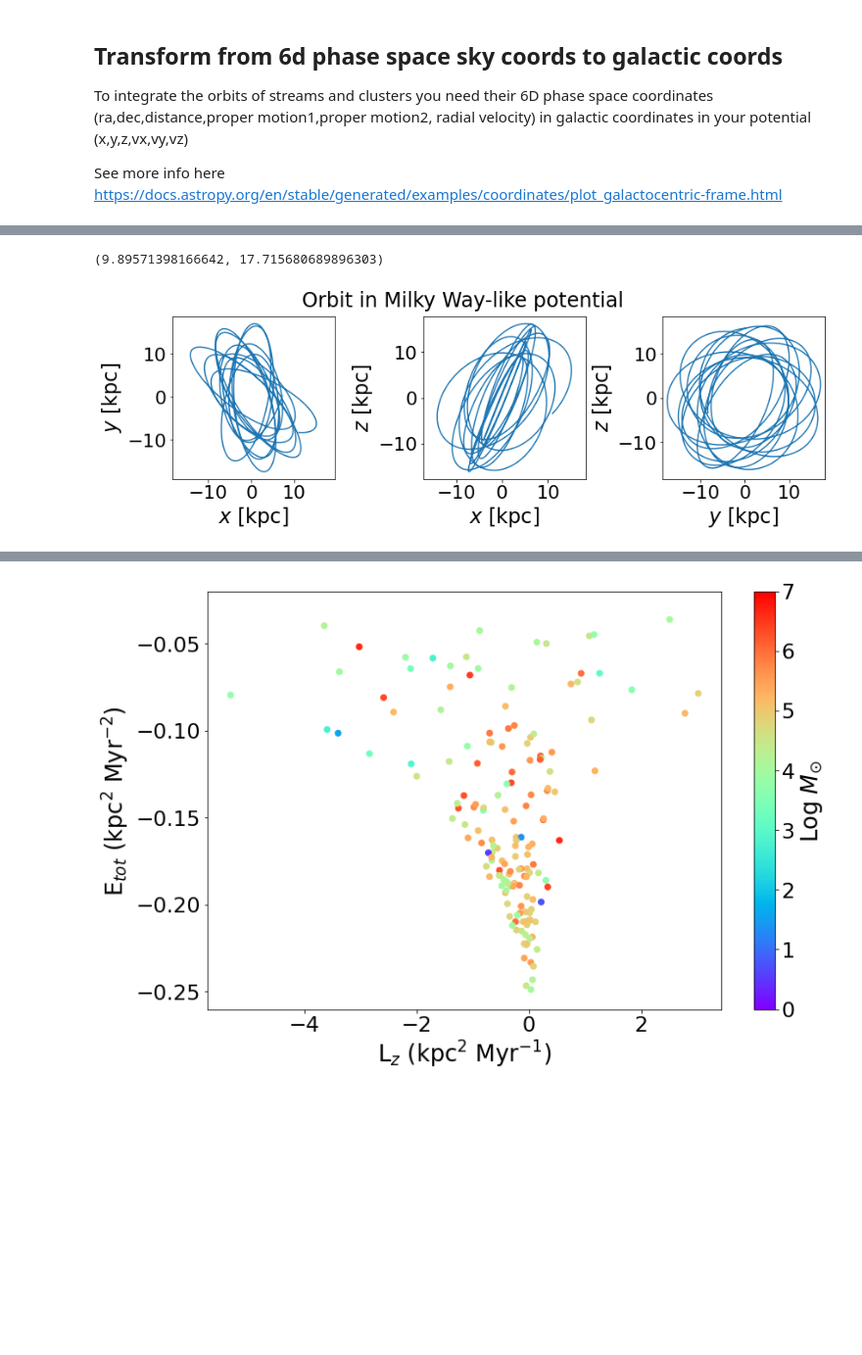
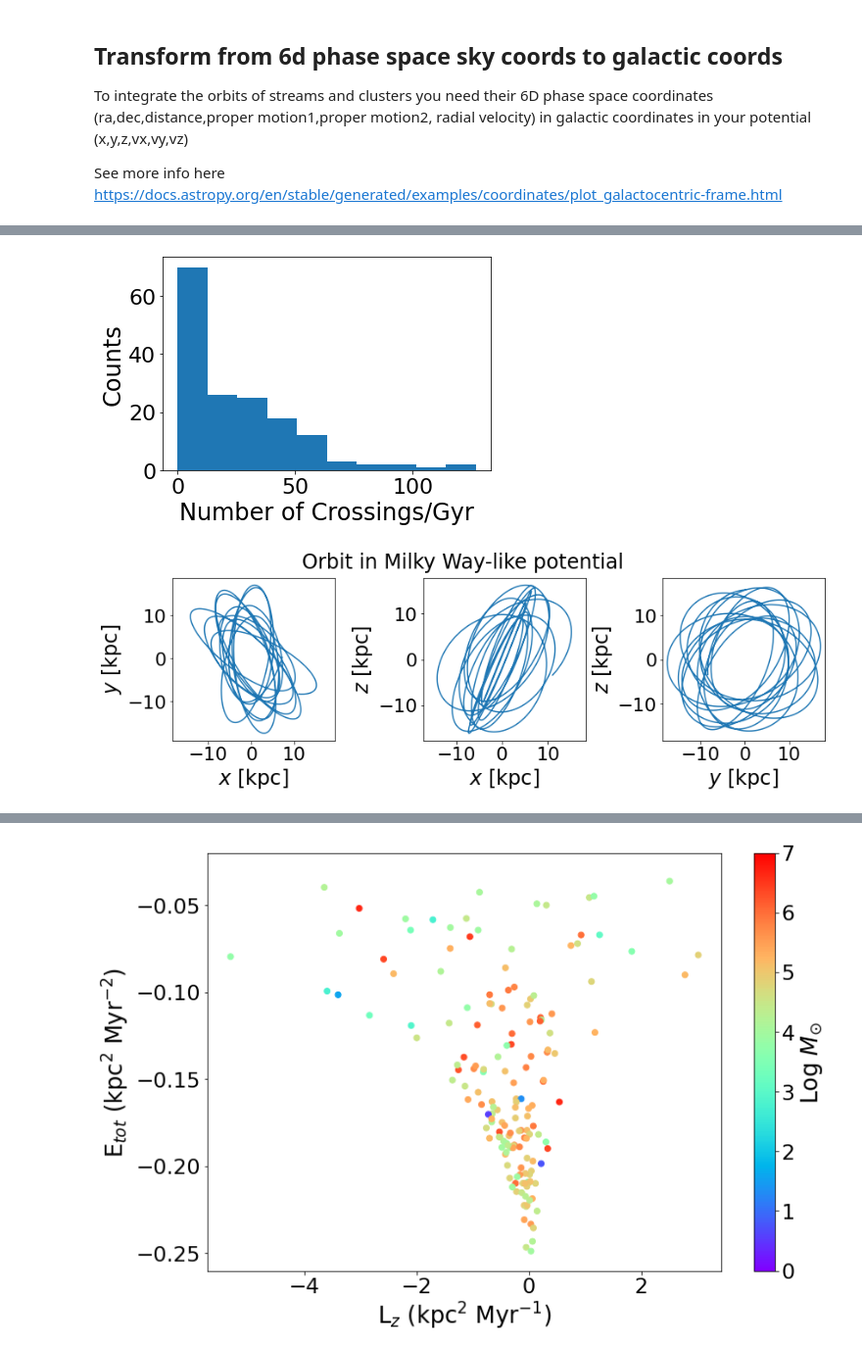
Before and after one commit to cholm-hansen/gc_streams, a Jupyter notebook: MilkyWayPotential2023.ipynb, the cells around one changed output, grey strips where cells are left out. Shown at 98% size. Drawn from its saved outputs; the diff is of its cells as text; code cells hidden in the pictures; blank space fills up the shorter version.

```diff
--- a/MilkyWayPotential2023.ipynb
+++ b/MilkyWayPotential2023.ipynb
@@ -178,0 +283,9 @@ def integrate_orbit(name,verbose=False,return_vals=False):
+# %%
+num_crosses_limited = []
+for name in df["# Name"]:
+
+    try:
+        num_cross = num_crossings(name,1*u.Gyr,limit=10*u.kpc)
+        num_crosses_limited.append(num_cross)
+    except RuntimeError:
+        pass
@@ -179,7 +300,13 @@ def integrate_orbit(name,verbose=False,return_vals=False):
+# %%
+plt.hist(num_crosses_limited)
+plt.xlabel("Number of Crossings/Gyr")
+plt.ylabel("Counts")
+plt.show()
+# %% [output]
+[figure, added]
 # %%
-integrate_orbit(name='Pal_5',return_vals=True,verbose=True)
+integrate_orbit(name='Pal_5',return_vals=False,verbose=True)
 # %% [output]
-(9.89571398166642, 17.715680689896303)
 [figure]
 # %%
 %%time
```
Also changed, not shown: parts of 11 cells of this notebook.
